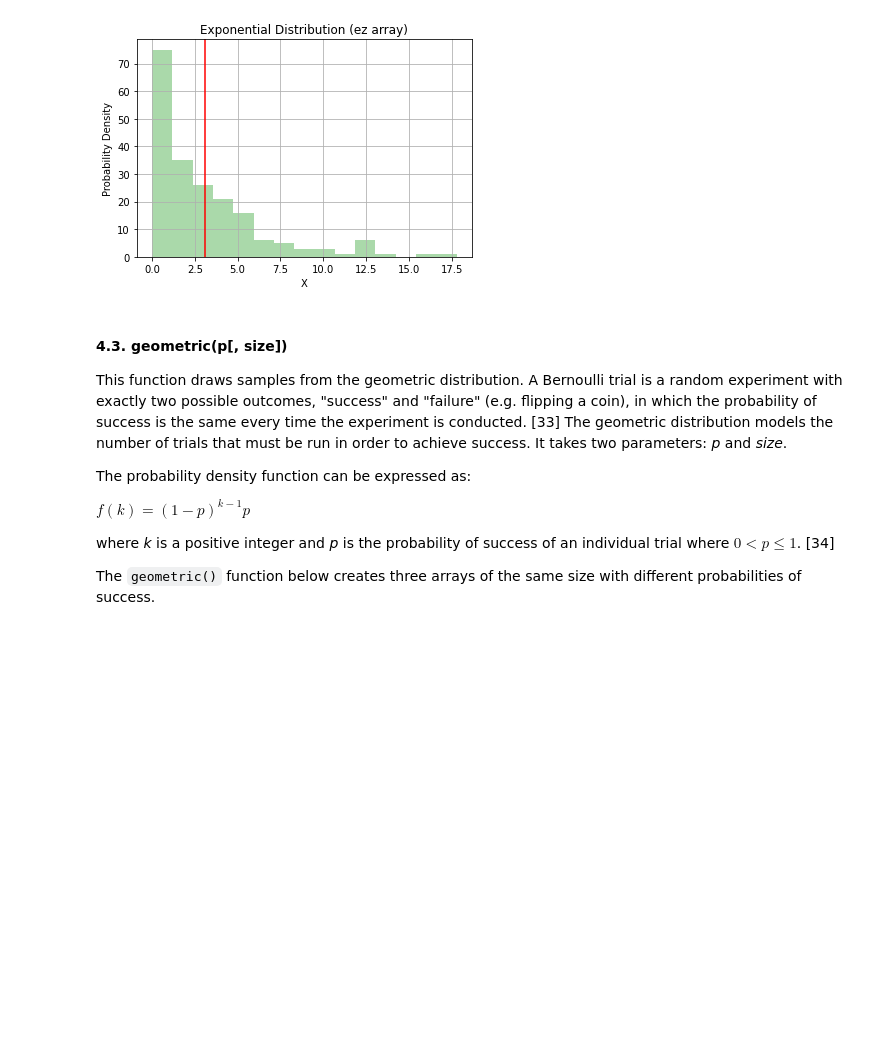
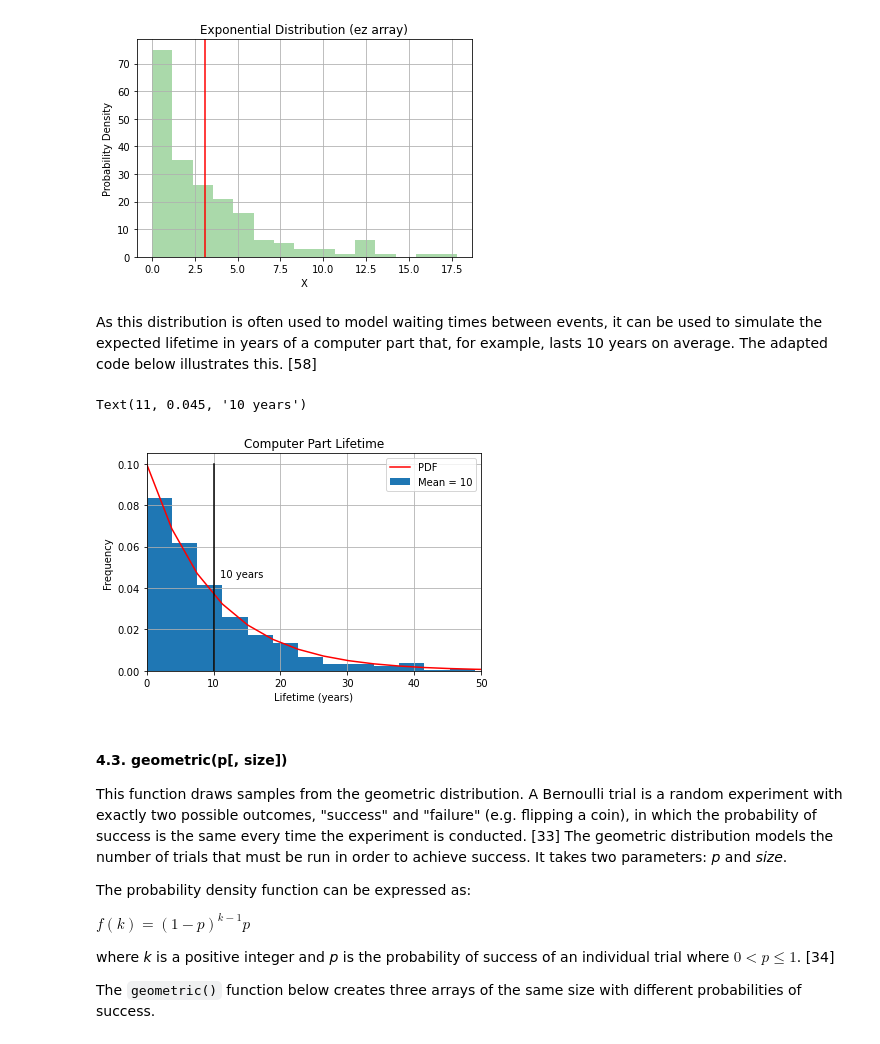
Before and after one commit to GaryLocke91/52465_programming_assignment, a Jupyter notebook: 52465_programming_assignment.ipynb, the cells around one changed output. Drawn from its saved outputs; the diff is of its cells as text; code cells hidden in the pictures; blank space fills up the shorter version.

```diff
--- a/52465_programming_assignment.ipynb
+++ b/52465_programming_assignment.ipynb
@@ -614,6 +654,26 @@ plt.xlabel("X"), plt.ylabel("Probability Density"), plt.title("Exponential Distr
 plt.grid()
 # %% [output]
 [figure]
+# %% [markdown]
+As this distribution is often used to model waiting times between events, it can be used to simulate the expected lifetime in years of a computer part that, for example, lasts 10 years on average. The adapted code below illustrates this. [58]
+# %%
+# 10 refers to the lifetime of part in years and 1000 refers to the number of parts to test
+ew = rng.exponential(10, 1000)
+count, bins, ignored = plt.hist(ew, 20, density=True, label="Mean = 10")
+
+# Calculate theoretical lifetime probability
+exp_pdf = lambda s, x: (1 / s ) * np.exp( - (x / s) )
+plt.plot(bins, exp_pdf(10, bins), color="r", label="PDF")
+plt.xlim(0, 50)
+
+plt.title("Computer Part Lifetime"), plt.xlabel("Lifetime (years)"), plt.ylabel('Frequency')
+plt.legend()
+plt.grid()
+plt.plot([10, 10], [0, 0.1], 'k-')
+plt.text(11, 0.045, '10 years')
+# %% [output]
+Text(11, 0.045, '10 years')
+[figure, added]
 # %% [markdown]
 #### 4.3. geometric(p[, size])
 
```
Also changed, not shown: parts of 38 cells of this notebook, 6 other files.
